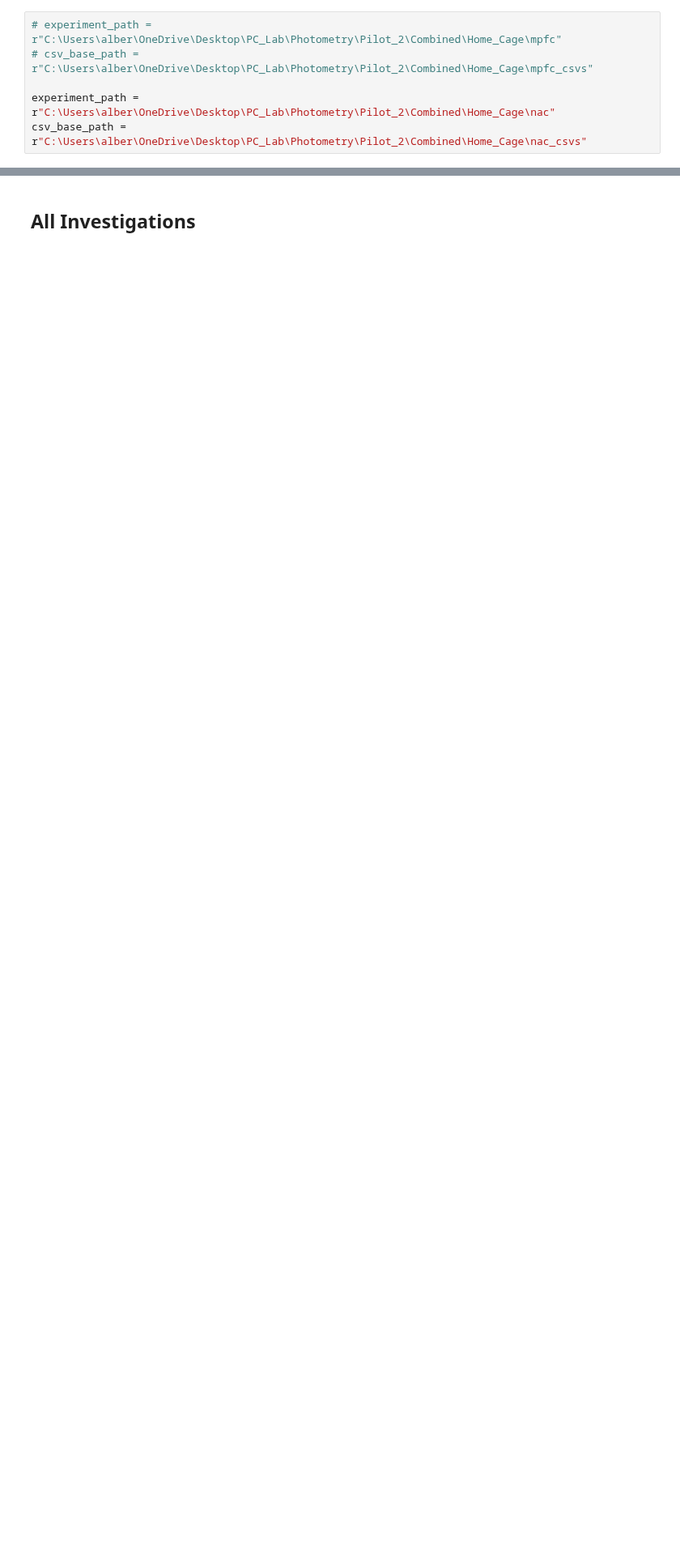
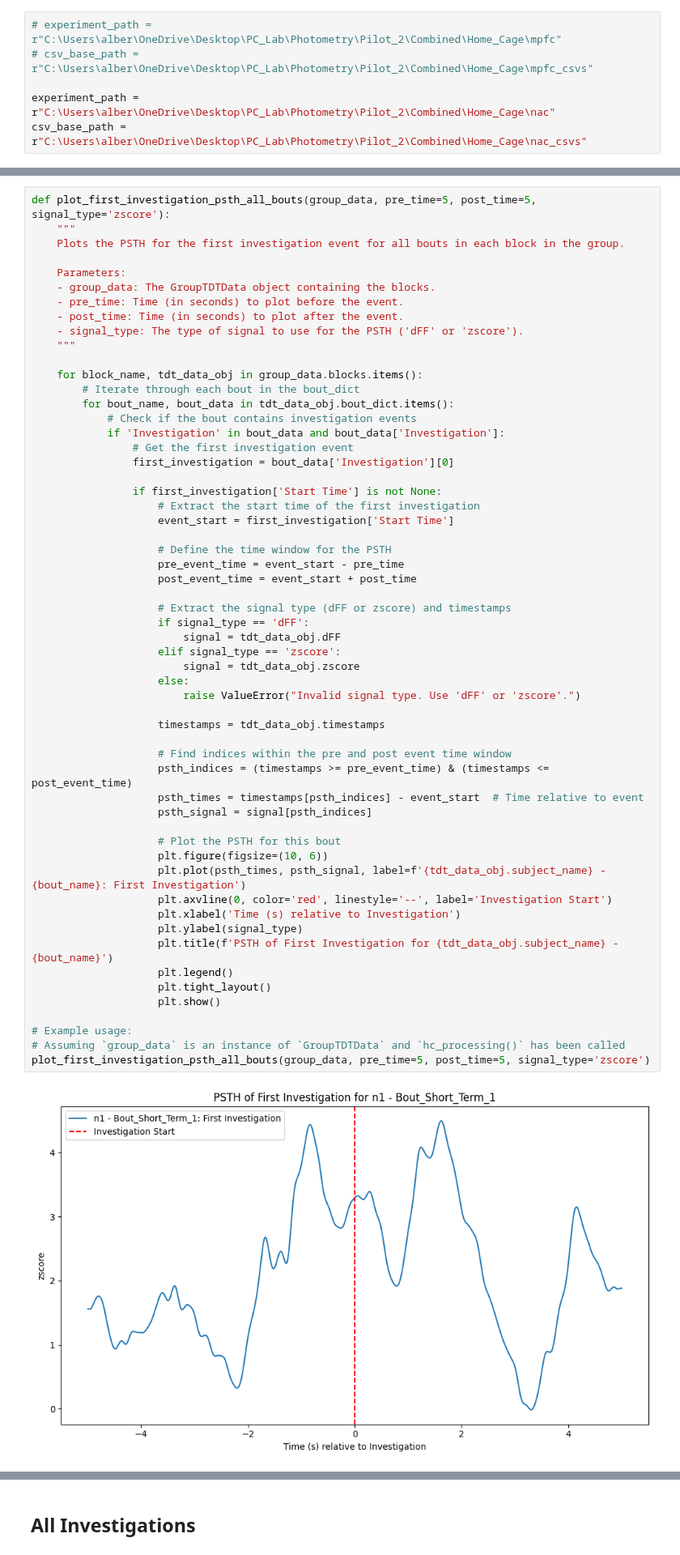
Before and after one commit to AlbertLeei/PCLAB_Photometry, a Jupyter notebook: P2_Code/home_cage/home_cage_analysis.ipynb, the cells around one changed output, grey strips where cells are left out. Shown at 81% size. Saved outputs shown, nothing was run; the diff lists cells and outputs as text; blank space fills up the shorter version.

```diff
--- a/P2_Code/home_cage/home_cage_analysis.ipynb
+++ b/P2_Code/home_cage/home_cage_analysis.ipynb
@@ -147,0 +195,59 @@ plt.show()
+# %%
+def plot_first_investigation_psth_all_bouts(group_data, pre_time=5, post_time=5, signal_type='zscore'):
+    """
+    Plots the PSTH for the first investigation event for all bouts in each block in the group.
+
+    Parameters:
+    - group_data: The GroupTDTData object containing the blocks.
+    - pre_time: Time (in seconds) to plot before the event.
+    - post_time: Time (in seconds) to plot after the event.
+    - signal_type: The type of signal to use for the PSTH ('dFF' or 'zscore').
+    """
+
+    for block_name, tdt_data_obj in group_data.blocks.items():
+        # Iterate through each bout in the bout_dict
+        for bout_name, bout_data in tdt_data_obj.bout_dict.items():
+            # Check if the bout contains investigation events
+            if 'Investigation' in bout_data and bout_data['Investigation']:
+                # Get the first investigation event
+                first_investigation = bout_data['Investigation'][0]
+
+                if first_investigation['Start Time'] is not None:
+                    # Extract the start time of the first investigation
+                    event_start = first_investigation['Start Time']
+
+                    # Define the time window for the PSTH
+                    pre_event_time = event_start - pre_time
+                    post_event_time = event_start + post_time
+
+                    # Extract the signal type (dFF or zscore) and timestamps
+                    if signal_type == 'dFF':
+                        signal = tdt_data_obj.dFF
+                    elif signal_type == 'zscore':
+                        signal = tdt_data_obj.zscore
+                    else:
+                        raise ValueError("Invalid signal type. Use 'dFF' or 'zscore'.")
+
+                    timestamps = tdt_data_obj.timestamps
+
+                    # Find indices within the pre and post event time window
+                    psth_indices = (timestamps >= pre_event_time) & (timestamps <= post_event_time)
+                    psth_times = timestamps[psth_indices] - event_start  # Time relative to event
+                    psth_signal = signal[psth_indices]
+
+                    # Plot the PSTH for this bout
+                    plt.figure(figsize=(10, 6))
+                    plt.plot(psth_times, psth_signal, label=f'{tdt_data_obj.subject_name} - {bout_name}: First Investigation')
+                    plt.axvline(0, color='red', linestyle='--', label='Investigation Start')
+                    plt.xlabel('Time (s) relative to Investigation')
+                    plt.ylabel(signal_type)
+                    plt.title(f'PSTH of First Investigation for {tdt_data_obj.subject_name} - {bout_name}')
+                    plt.legend()
+                    plt.tight_layout()
+                    plt.show()
+
+# Example usage:
+# Assuming `group_data` is an instance of `GroupTDTData` and `hc_processing()` has been called
+plot_first_investigation_psth_all_bouts(group_data, pre_time=5, post_time=5, signal_type='zscore')
+# %% [output]
+[figure, added]
```
Also changed, not shown: parts of 17 cells of this notebook, 5 other files.
